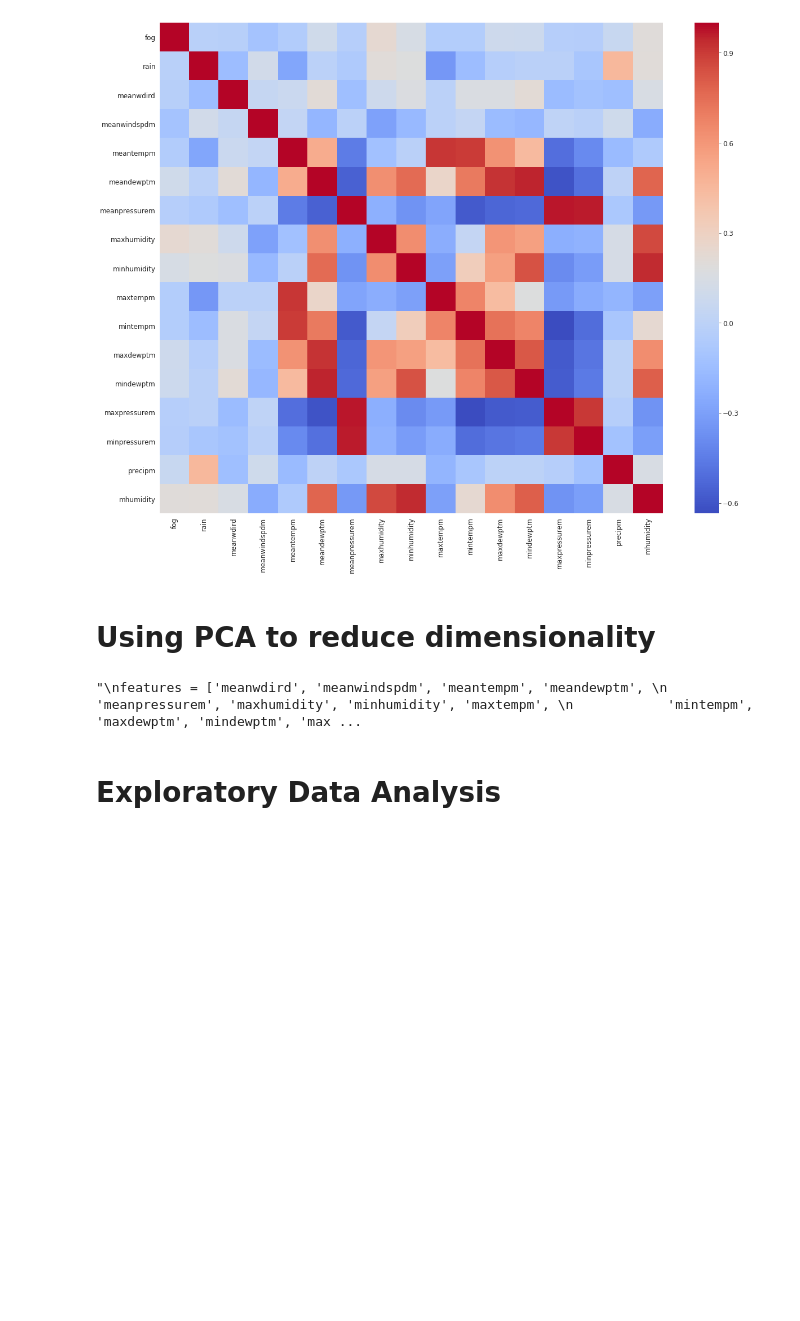
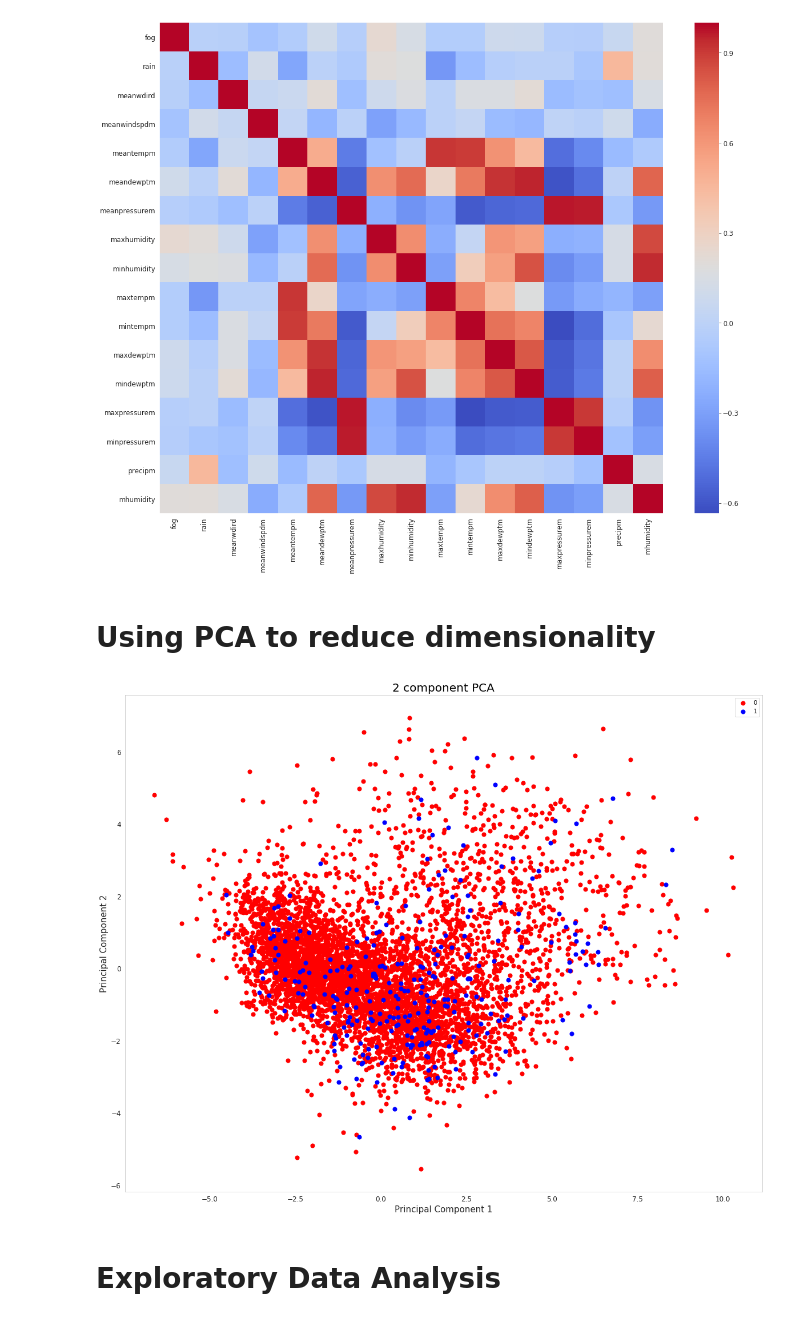
Before and after one commit to cottenplant/predicting-coastal-fog, a Jupyter notebook: Predicting Coastal Fog - WUG KSMO.ipynb, the cells around one changed output. Drawn from its saved outputs; the diff is of its cells as text; code cells hidden in the pictures; blank space fills up the shorter version.

```diff
--- a/Predicting Coastal Fog - WUG KSMO.ipynb
+++ b/Predicting Coastal Fog - WUG KSMO.ipynb
@@ -81,7 +81,6 @@ sns.heatmap(df.corr(), cmap='coolwarm')
 # %% [markdown]
 # Using PCA to reduce dimensionality
 # %%
-"""
 features = ['meanwdird', 'meanwindspdm', 'meantempm', 'meandewptm',
             'meanpressurem', 'maxhumidity', 'minhumidity', 'maxtempm',
             'mintempm', 'maxdewptm', 'mindewptm', 'maxpressurem',
@@ -93,36 +92,34 @@ x = df.loc[:, features].values
 # Separate out target
 y = df.loc[:, ['fog']].values
 
 # Standardize features
 x = StandardScaler().fit_transform(x)
 
 pca = PCA(n_components=2)
 principal_components = pca.fit_transform(x)
 principal_df = pd.DataFrame(data=principal_components, columns=['p1', 'p2'])
 
 pca_df = pd.concat([principal_df, df[['fog']]], axis=1)
 
 pca_df.head()
 
 fig = plt.figure()
 ax = fig.add_subplot(1,1,1)
 ax.set_xlabel('Principal Component 1', fontsize = 15)
 ax.set_ylabel('Principal Component 2', fontsize = 15)
 ax.set_title('2 component PCA', fontsize = 20)
 targets = [0, 1]
 colors = ['r', 'b']
 for target, color in zip(targets,colors):
     indicesToKeep = pca_df['fog'] == target
     ax.scatter(pca_df.loc[indicesToKeep, 'p1']
                , pca_df.loc[indicesToKeep, 'p2']
                , c = color
                , s = 50)
 ax.legend(targets)
 ax.grid()
-
-"""
 # %% [output]
-"\nfeatures = ['meanwdird', 'meanwindspdm', 'meantempm', 'meandewptm', \n            'meanpressurem', 'maxhumidity', 'minhumidity', 'maxtempm', \n            'mintempm', 'maxdewptm', 'mindewptm', 'max ...
+[figure, added]
 # %% [markdown]
 # Exploratory Data Analysis
 # %%
```
Also changed, not shown: 4 other files.
